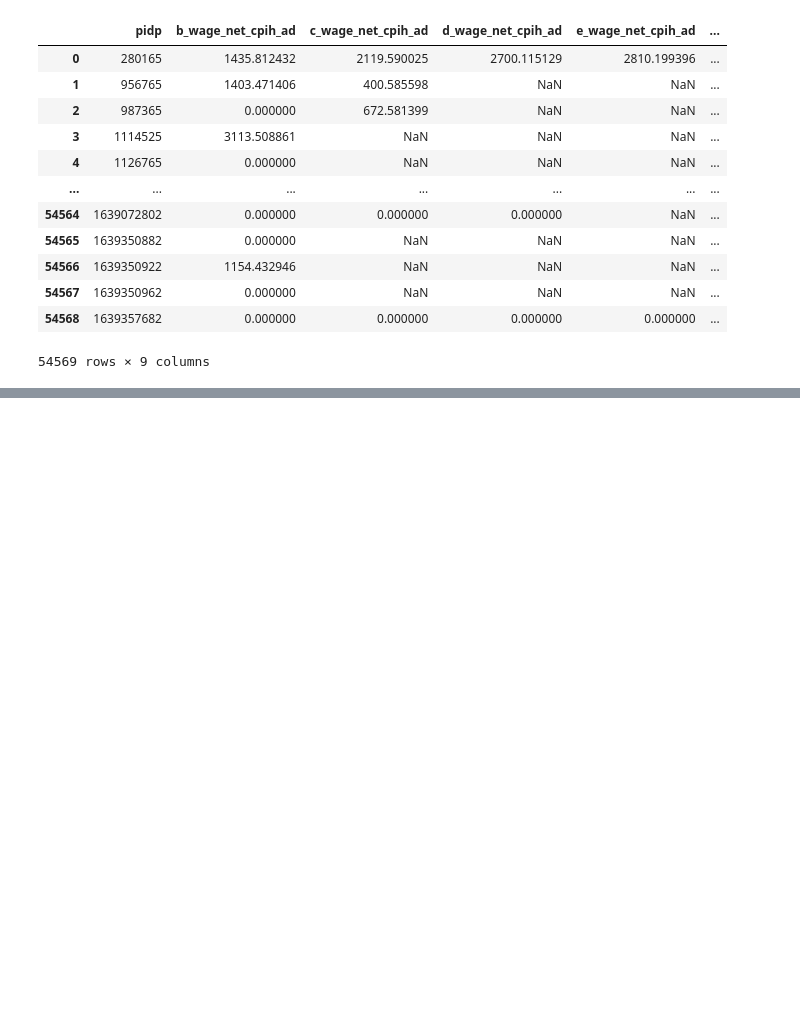
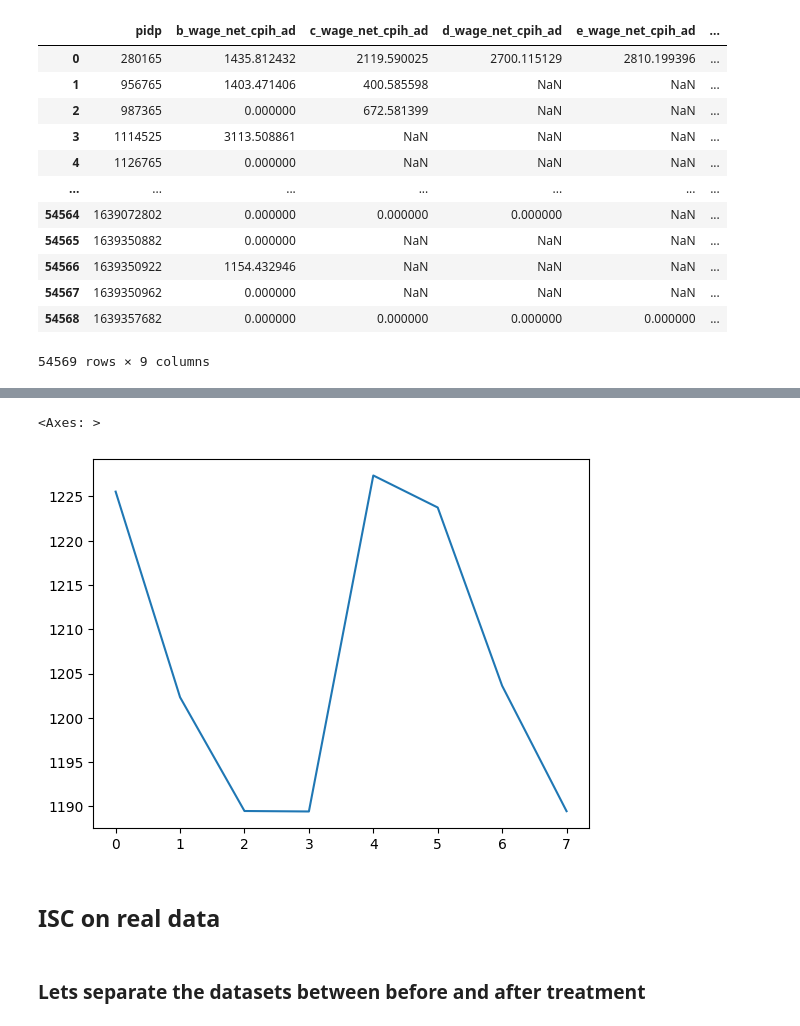
Before and after one commit to centre-for-care/costofcare, a Jupyter notebook: Synthetic_control_review.ipynb, the cells around one changed output, grey strips where cells are left out. Saved outputs shown, nothing was run; the diff lists cells and outputs as text; code cells hidden in the pictures; blank space fills up the shorter version.

```diff
--- a/Synthetic_control_review.ipynb
+++ b/Synthetic_control_review.ipynb
@@ -407,0 +410,13 @@ test_data.loc[(test_data['e_aidxhh'] == 'yes') & ~idx] # these are our treated c
+# %%
+control = test_data[~(test_data.iloc[:,:8] == 'yes').any(axis=1)] # this is our control group
+control = control.iloc[:, 8:].reset_index(drop=True)
+control.columns = [0, 1, 2, 3, 4, 5, 6, 7]
+# %%
+control.mean().plot()
+# %% [output]
+<Axes: >
+[figure, added]
+# %% [markdown]
+## ISC on real data
+# %% [markdown]
+### Lets separate the datasets between before and after treatment
```
Also changed, not shown: parts of 18 cells of this notebook.
